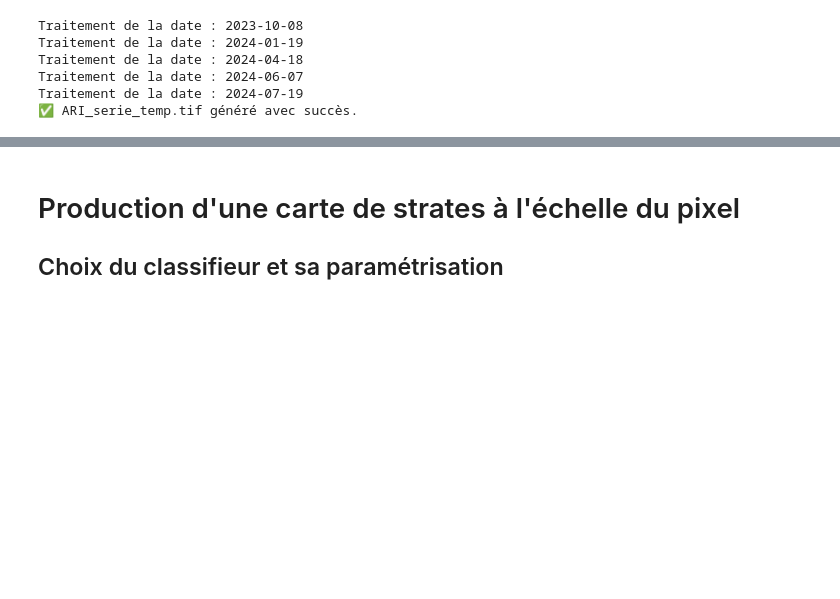
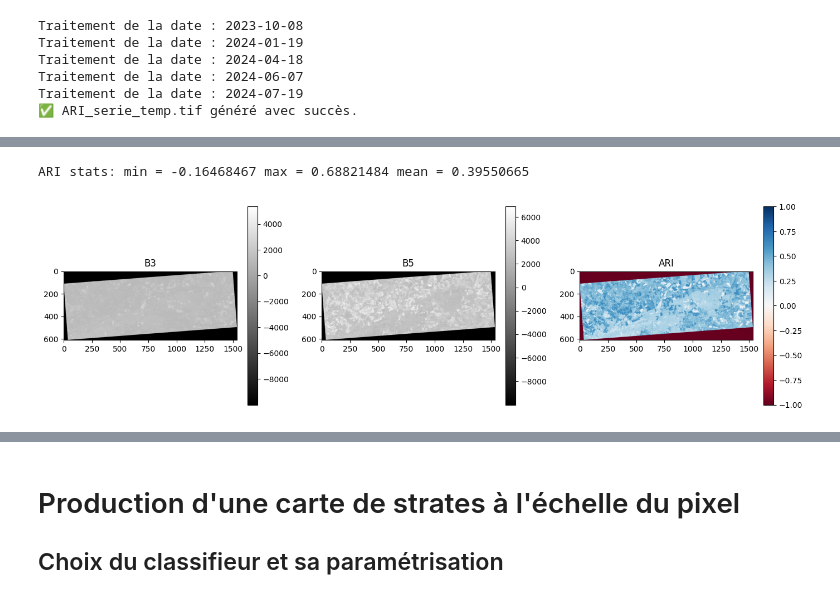
Before and after one commit to auzimmer/Projet_teledetection, a Jupyter notebook: projet_telea_ZIMMER_AUDREY.ipynb, the cells around one changed output, grey strips where cells are left out. Saved outputs shown, nothing was run; the diff lists cells and outputs as text; code cells hidden in the pictures; blank space fills up the shorter version.

```diff
--- a/projet_telea_ZIMMER_AUDREY.ipynb
+++ b/projet_telea_ZIMMER_AUDREY.ipynb
@@ -1130,0 +2087,28 @@ Traitement de la date : 2024-07-19
+# %%
+ari = compute_ari_timeseries(b3, b5)
+# %% [output]
+ARI stats: min = -0.16468467 max = 0.68821484 mean = 0.39550665
+# %%
+import matplotlib.pyplot as plt
+
+plt.figure(figsize=(14,4))
+
+plt.subplot(1,3,1)
+plt.imshow(b3, cmap='gray')
+plt.title("B3")
+plt.colorbar()
+
+plt.subplot(1,3,2)
+plt.imshow(b5, cmap='gray')
+plt.title("B5")
+plt.colorbar()
+
+plt.subplot(1,3,3)
+plt.imshow(ari, cmap='RdBu', vmin=-1, vmax=1)
+plt.title("ARI")
+plt.colorbar()
+
+plt.tight_layout()
+plt.show()
+# %% [output]
+[figure, added]
```
Also changed, not shown: parts of 35 cells of this notebook.
